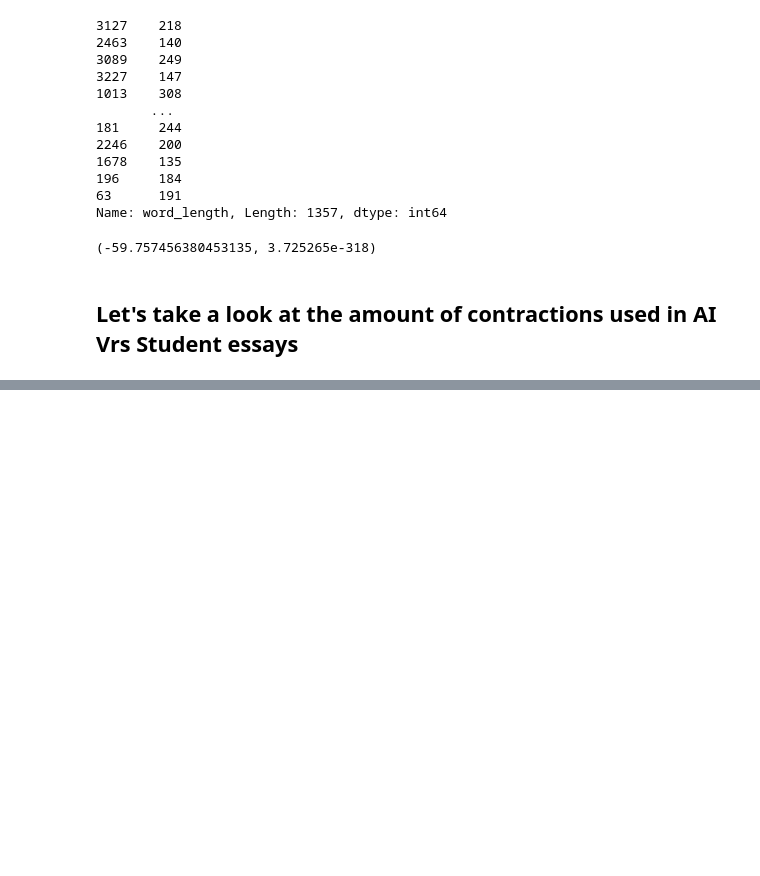
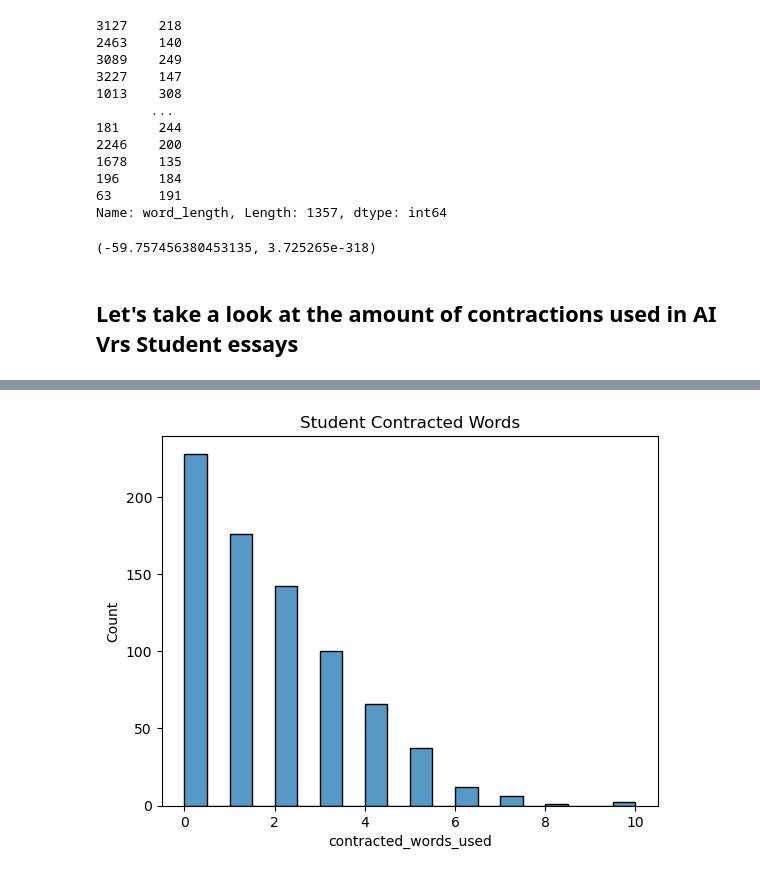
Before and after one commit to Garcia-Burch-NLP/AI-Buster, a Jupyter notebook: Josh/aquire_prep.ipynb, the cells around one changed output, grey strips where cells are left out. Cells and saved outputs as stored; diff of their text form; code cells hidden in the pictures; blank space fills up the shorter version.

```diff
--- a/Josh/aquire_prep.ipynb
+++ b/Josh/aquire_prep.ipynb
@@ -293,0 +300,6 @@ t, p
+# %%
+sns.histplot(train[train.generated == 0].contracted_words_used, bins=20)
+plt.title('Student Contracted Words')
+plt.show()
+# %% [output]
+[figure, added]
```
Also changed, not shown: parts of 2 cells of this notebook.
